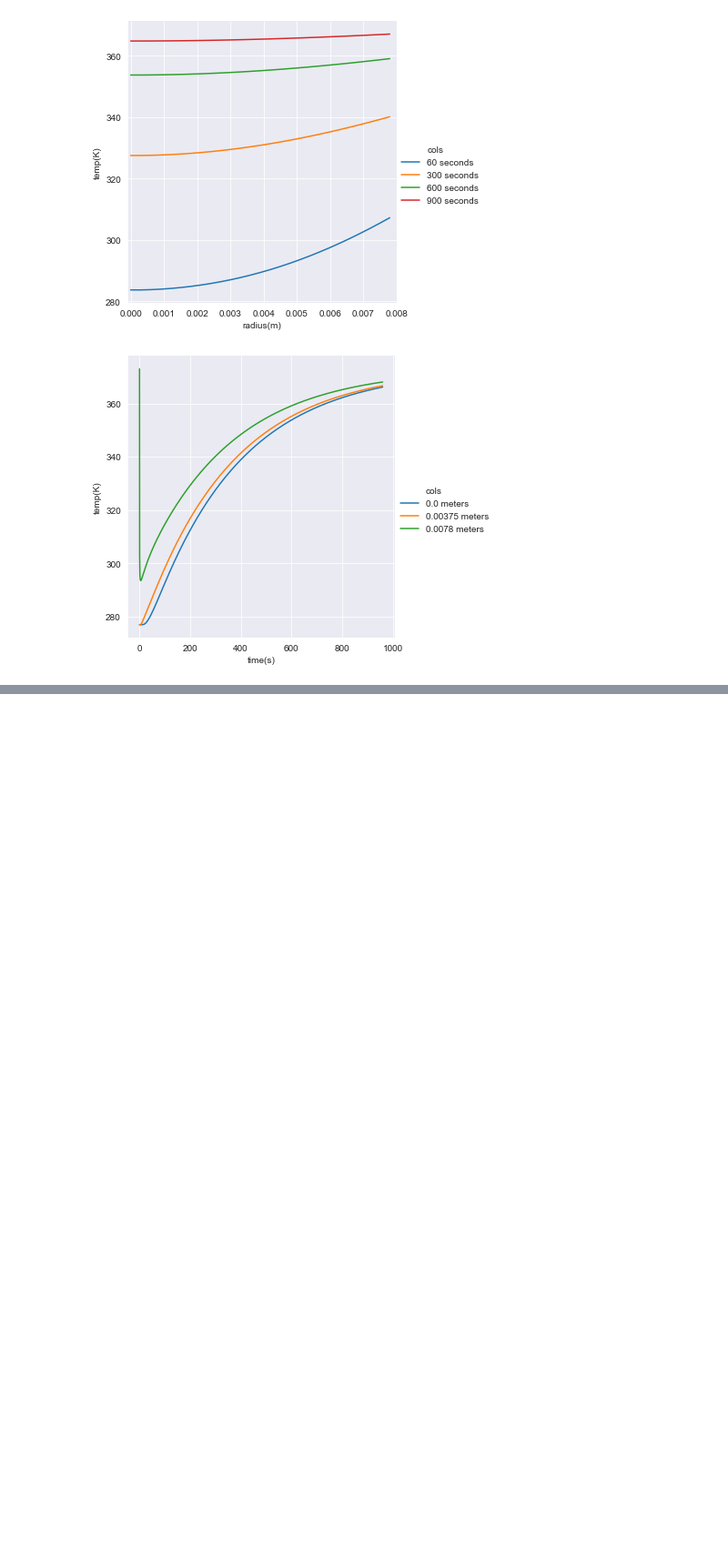
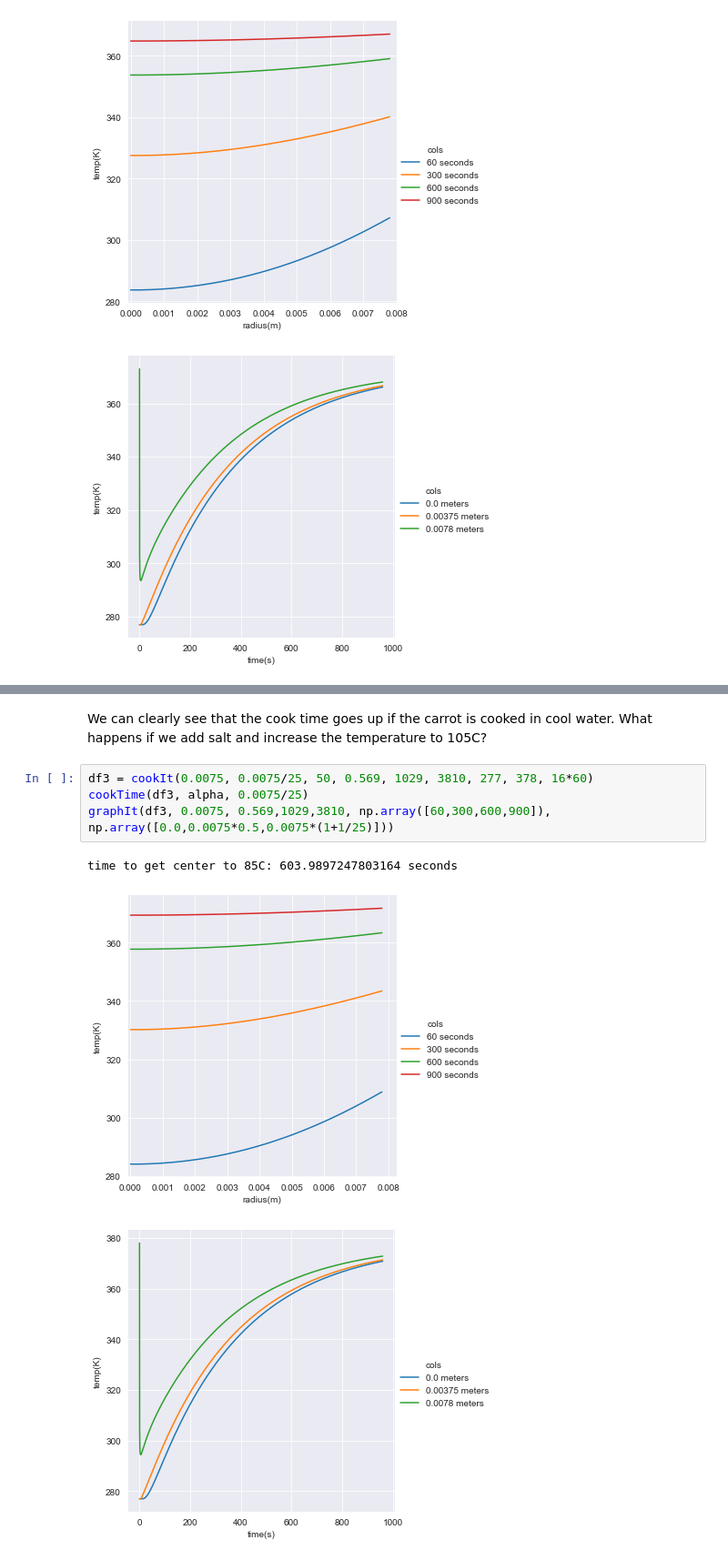
Before and after one commit to jmox0351/vegitarian_binder, a Jupyter notebook: Veg_binder.ipynb, the cells around one changed output, grey strips where cells are left out. Shown at 91% size. Drawn from its saved outputs; the diff is of its cells as text; blank space fills up the shorter version.

```diff
--- a/Veg_binder.ipynb
+++ b/Veg_binder.ipynb
@@ -85,0 +106,10 @@ graphIt(df1, 0.0075, 0.569,1029,3810, np.array([60,300,600,900]), np.array([0.0,
+# %% [markdown]
+We can clearly see that the cook time goes up if the carrot is cooked in cool water. What happens if we add salt and increase the temperature to 105C?
+# %%
+df3 = cookIt(0.0075, 0.0075/25, 50, 0.569, 1029, 3810, 277, 378, 16*60)
+cookTime(df3, alpha, 0.0075/25)
+graphIt(df3, 0.0075, 0.569,1029,3810, np.array([60,300,600,900]), np.array([0.0,0.0075*0.5,0.0075*(1+1/25)]))
+# %% [output]
+time to get center to 85C: 603.9897247803164 seconds
+[figure, added]
+[figure, added]
```
Also changed, not shown: parts of 13 cells of this notebook.
